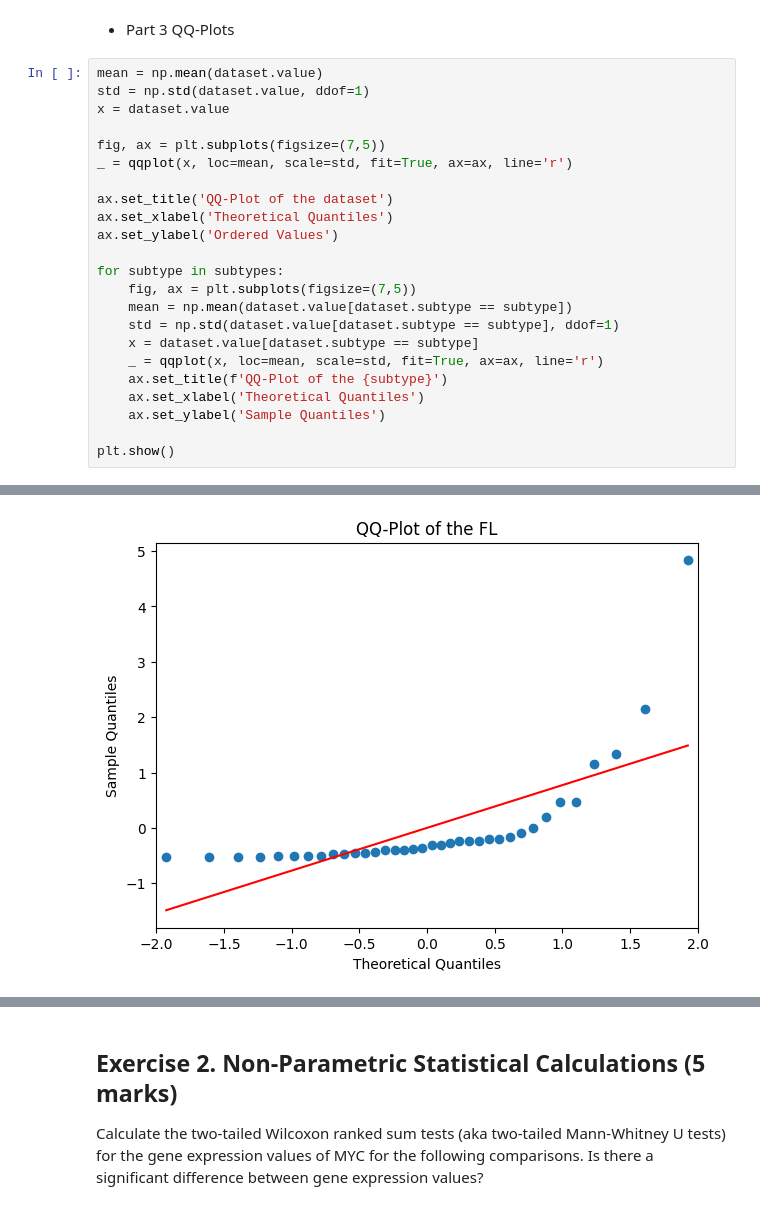
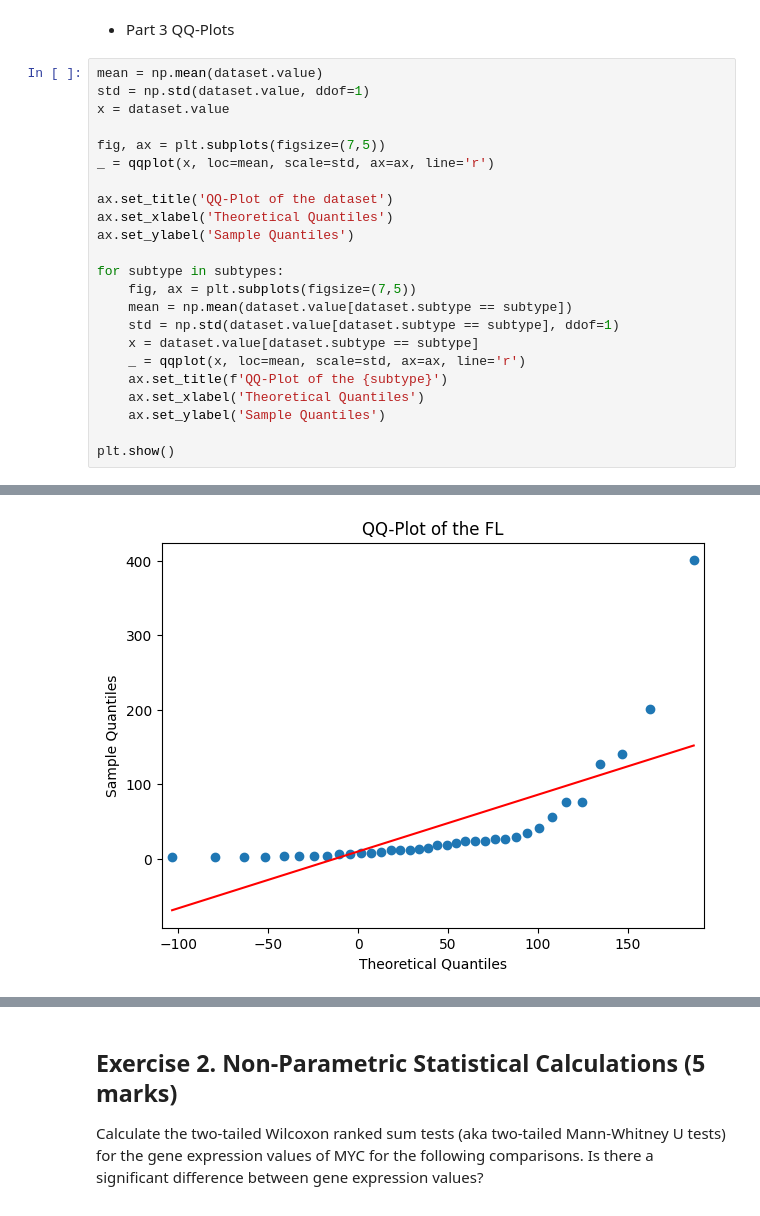
Before and after one commit to mikami520/MBP1201H-Biostats, a Jupyter notebook: Assignment 5/Yuliang_Xiao.1010073901.ipynb, the cells around one changed output, grey strips where cells are left out. Cells and saved outputs as stored; diff of their text form.

```diff
--- a/Assignment 5/Yuliang_Xiao.1010073901.ipynb
+++ b/Assignment 5/Yuliang_Xiao.1010073901.ipynb
@@ -81,18 +81,18 @@ std = np.std(dataset.value, ddof=1)
 x = dataset.value
 
 fig, ax = plt.subplots(figsize=(7,5))
-_ = qqplot(x, loc=mean, scale=std, fit=True, ax=ax, line='r')
+_ = qqplot(x, loc=mean, scale=std, ax=ax, line='r')
 
 ax.set_title('QQ-Plot of the dataset')
 ax.set_xlabel('Theoretical Quantiles')
-ax.set_ylabel('Ordered Values')
+ax.set_ylabel('Sample Quantiles')
 
 for subtype in subtypes:
     fig, ax = plt.subplots(figsize=(7,5))
     mean = np.mean(dataset.value[dataset.subtype == subtype])
     std = np.std(dataset.value[dataset.subtype == subtype], ddof=1)
     x = dataset.value[dataset.subtype == subtype]
-    _ = qqplot(x, loc=mean, scale=std, fit=True, ax=ax, line='r')
+    _ = qqplot(x, loc=mean, scale=std, ax=ax, line='r')
     ax.set_title(f'QQ-Plot of the {subtype}')
     ax.set_xlabel('Theoretical Quantiles')
     ax.set_ylabel('Sample Quantiles')
@@ -105 +105 @@ plt.show()
-[figure, old version]
+[figure, new version]
```
Also changed, not shown: parts of 2 cells of this notebook.
